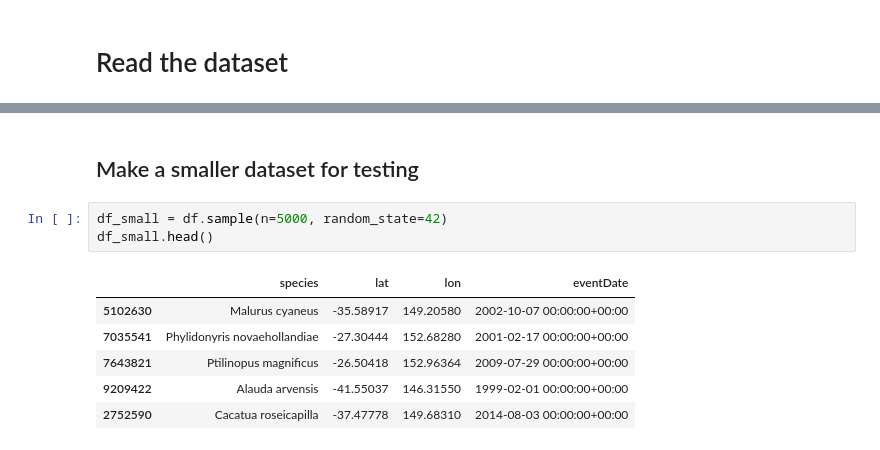
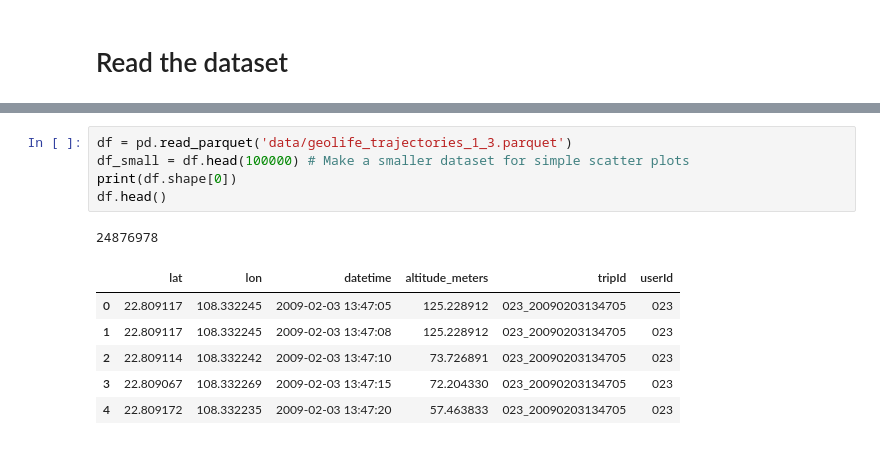
Before and after one commit to tjansson60/geospatial, a Jupyter notebook: geospatial.ipynb, the cells around one changed output, grey strips where cells are left out. Drawn from its saved outputs; the diff is of its cells as text.

```diff
--- a/geospatial.ipynb
+++ b/geospatial.ipynb
@@ -48,12 +8,13 @@ df.head()
-# %% [markdown]
-## Make a smaller dataset for testing
-# %%
-df_small = df.sample(n=5000, random_state=42)
-df_small.head()
-# %% [output]
-|  | species | lat | lon | eventDate |
-| 5102630 | Malurus cyaneus | -35.58917 | 149.20580 | 2002-10-07 00:00:00+00:00 |
-| 7035541 | Phylidonyris novaehollandiae | -27.30444 | 152.68280 | 2001-02-17 00:00:00+00:00 |
-| 7643821 | Ptilinopus magnificus | -26.50418 | 152.96364 | 2009-07-29 00:00:00+00:00 |
-| 9209422 | Alauda arvensis | -41.55037 | 146.31550 | 1999-02-01 00:00:00+00:00 |
-| 2752590 | Cacatua roseicapilla | -37.47778 | 149.68310 | 2014-08-03 00:00:00+00:00 |
+# %%
+df = pd.read_parquet('data/geolife_trajectories_1_3.parquet')
+df_small = df.head(100000) # Make a smaller dataset for simple scatter plots
+print(df.shape[0])
+df.head()
+# %% [output]
+24876978
+|  | lat | lon | datetime | altitude_meters | tripId | userId |
+| 0 | 22.809117 | 108.332245 | 2009-02-03 13:47:05 | 125.228912 | 023_20090203134705 | 023 |
+| 1 | 22.809117 | 108.332245 | 2009-02-03 13:47:08 | 125.228912 | 023_20090203134705 | 023 |
+| 2 | 22.809114 | 108.332242 | 2009-02-03 13:47:10 | 73.726891 | 023_20090203134705 | 023 |
+| 3 | 22.809067 | 108.332269 | 2009-02-03 13:47:15 | 72.204330 | 023_20090203134705 | 023 |
+| 4 | 22.809172 | 108.332235 | 2009-02-03 13:47:20 | 57.463833 | 023_20090203134705 | 023 |
```
Also changed, not shown: parts of 13 cells of this notebook.
